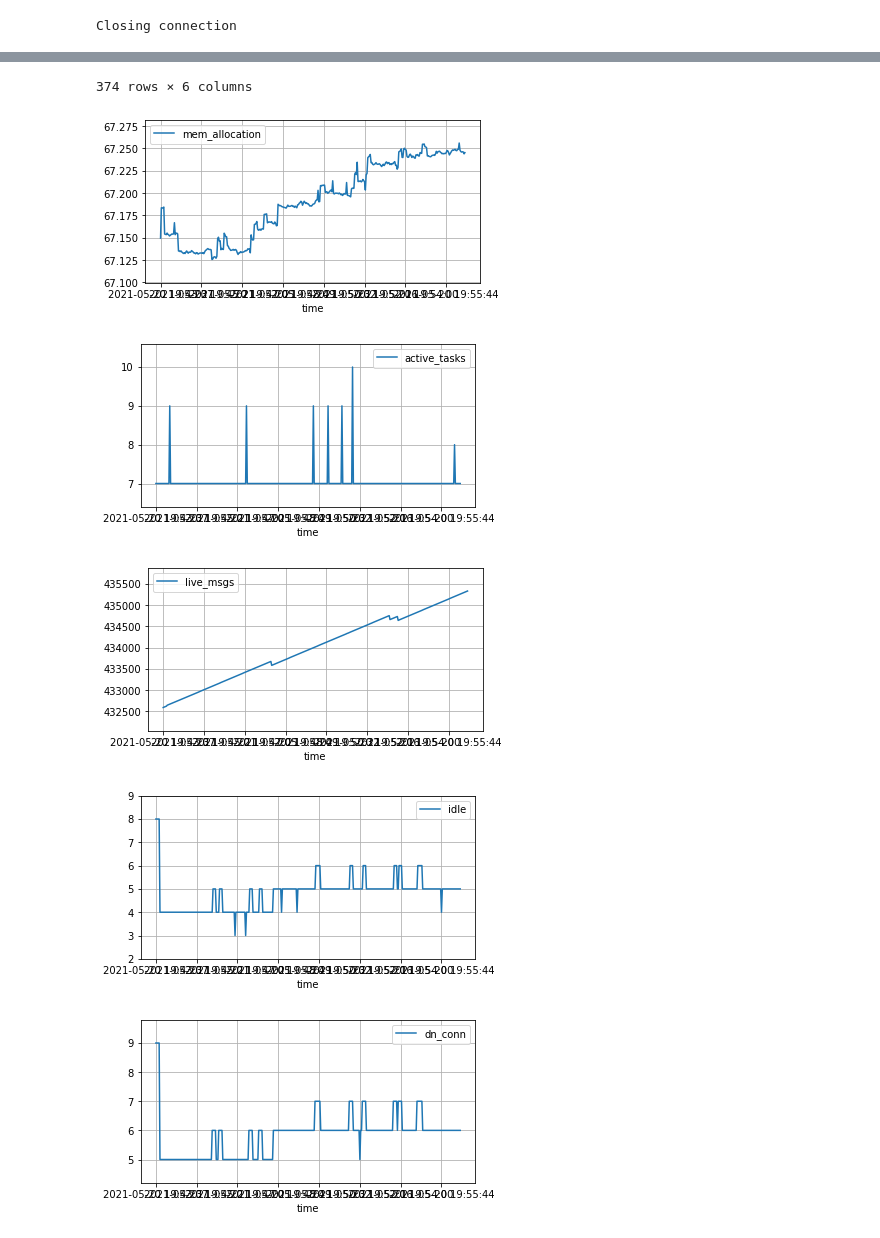
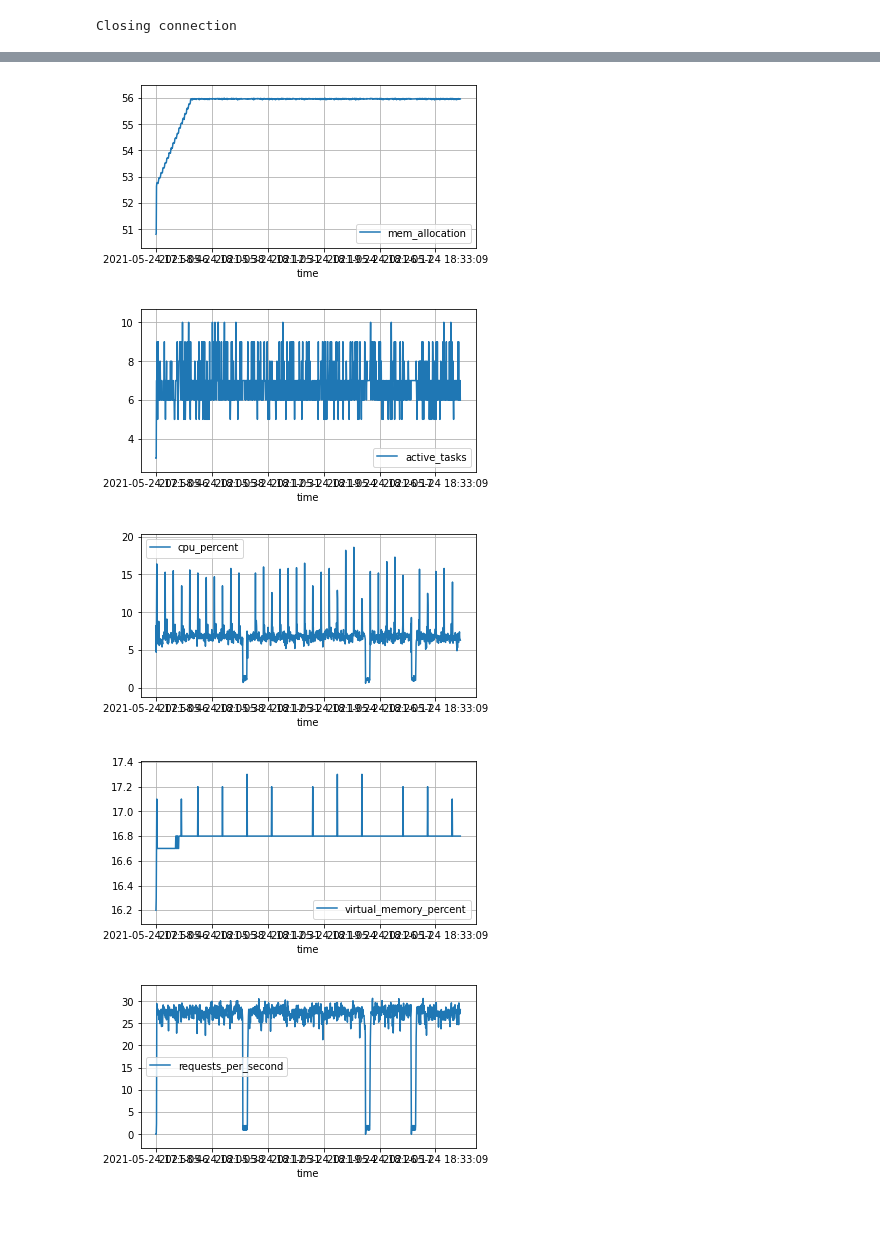
Before and after one commit to codingismycraft/mnemic, a Jupyter notebook: analytics/notebooks/Untitled.ipynb, the cells around one changed output, grey strips where cells are left out. Saved outputs shown, nothing was run; the diff lists cells and outputs as text; code cells hidden in the pictures.

```diff
--- a/analytics/notebooks/Untitled.ipynb
+++ b/analytics/notebooks/Untitled.ipynb
@@ -39,8 +42,11 @@ def show_correlation_graph(data, title=None,
     _ = sns.heatmap(corr, annot=annot, fmt="2.2f",
                 linewidths=linewidths, ax=ax, cmap=cmap)
 # %%
-data = await utils.get_latest_trace('pavarotti-new1')
+data = await utils.get_latest_trace('finch')
 df = pd.read_csv(StringIO(data))
+
+margin_factor = 0.1
+
 for column_name in df.columns:
     if column_name == 'time':
         continue
@@ -50,14 +56,13 @@ for column_name in df.columns:
 
     if max_value > min_value:
         height = max_value - min_value
-        plt.ylim([min_value - height * 0.2, max_value + height * 0.2])
+        plt.ylim([min_value - height * margin_factor, max_value + height * margin_factor])
     elif max_value < min_value:
         max_value, min_value = min_value, max_value
         height = max_value - min_value
-        plt.ylim([min_value - height * 0.2, max_value + height * 0.2])
+        plt.ylim([min_value - height * margin_factor, max_value + height * margin_factor])
     else:
         height = 0.2
-        plt.ylim([min_value - height * 0.2, max_value + height * 0.2])
-df
+        plt.ylim([min_value - height * margin_factor, max_value + height * margin_factor])
 # %% [output]
 Closing connection
@@ -76,6 +69,5 @@ Closing connection
-374 rows × 6 columns
-[figure, old version]
+[figure, new version]
-[figure, old version]
+[figure, new version]
-[figure, old version]
+[figure, new version]
-[figure, old version]
+[figure, new version]
-[figure, old version]
+[figure, new version]
```
Also changed, not shown: parts of 5 cells of this notebook.
